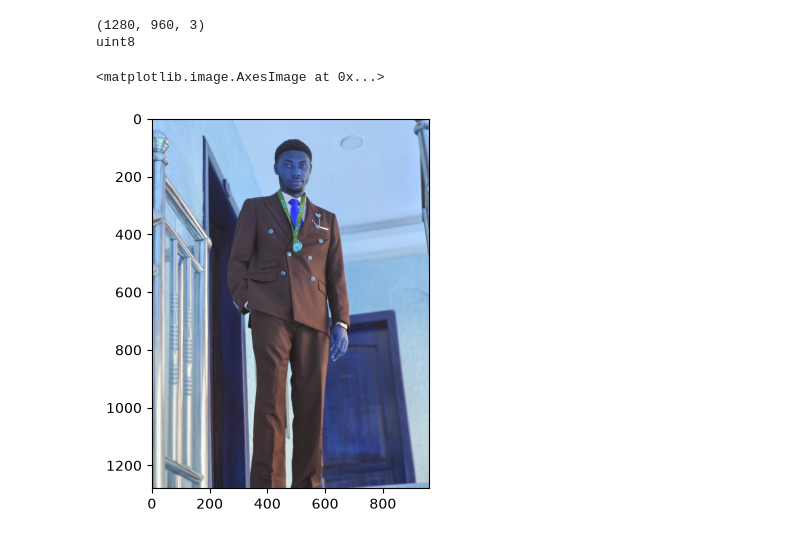
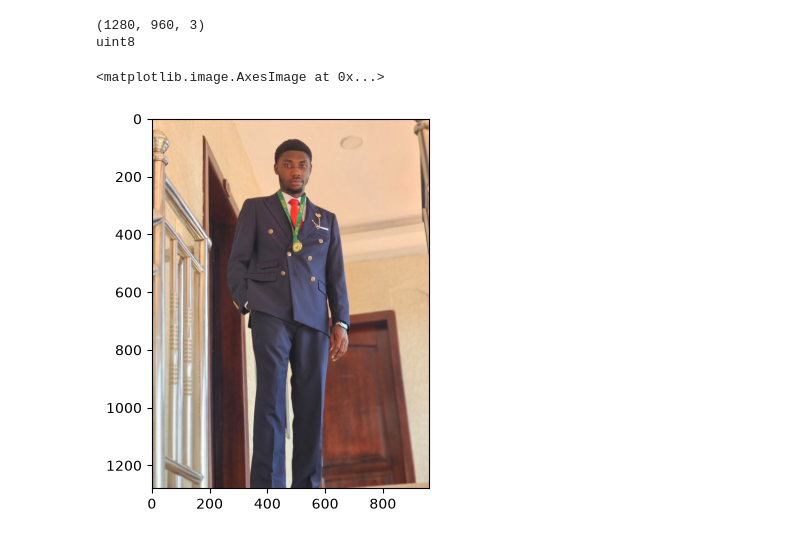
Before and after one commit to D-ixon/engineering-notebook, a Jupyter notebook: computer-vision/opencv/images.ipynb, the cells around one changed output. Cells and saved outputs as stored; diff of their text form; code cells hidden in the pictures.

```diff
--- a/computer-vision/opencv/images.ipynb
+++ b/computer-vision/opencv/images.ipynb
@@ -3,14 +3,16 @@ import cv2
 import numpy as np
 import matplotlib.pyplot as plt
 # %%
-retval = cv2.imread("WhatsApp Image 2026-11-23 at 12.53.49.jpeg")
+retval = cv2.imread("WhatsApp Image 2026-11-23 at 12.53.49.jpeg" )
 
 print(retval.shape)
 print(retval.dtype)
 
-plt.imshow(retval, cmap='grey')
+winston = retval[:, :, ::-1]
+
+plt.imshow(winston)
 # %% [output]
 (1280, 960, 3)
 uint8
 <matplotlib.image.AxesImage at 0x...>
-[figure, old version]
+[figure, new version]
```
